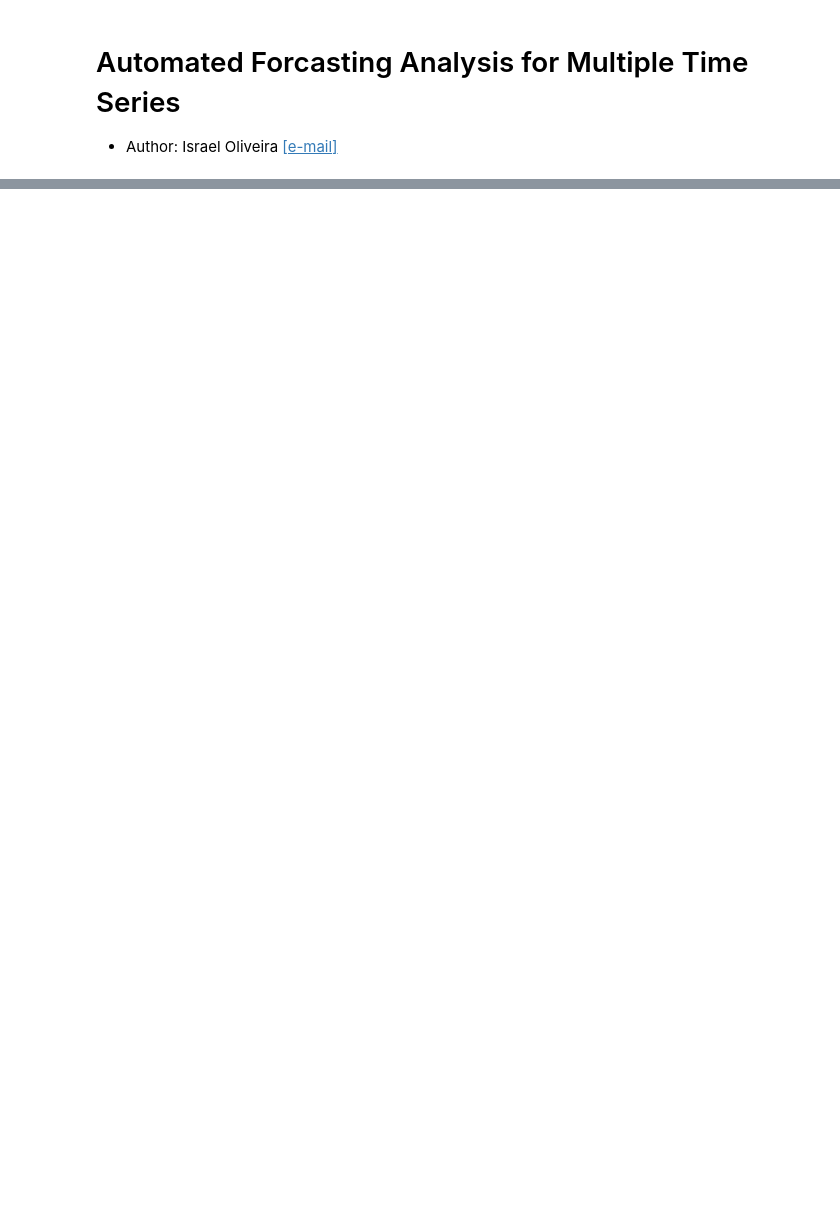
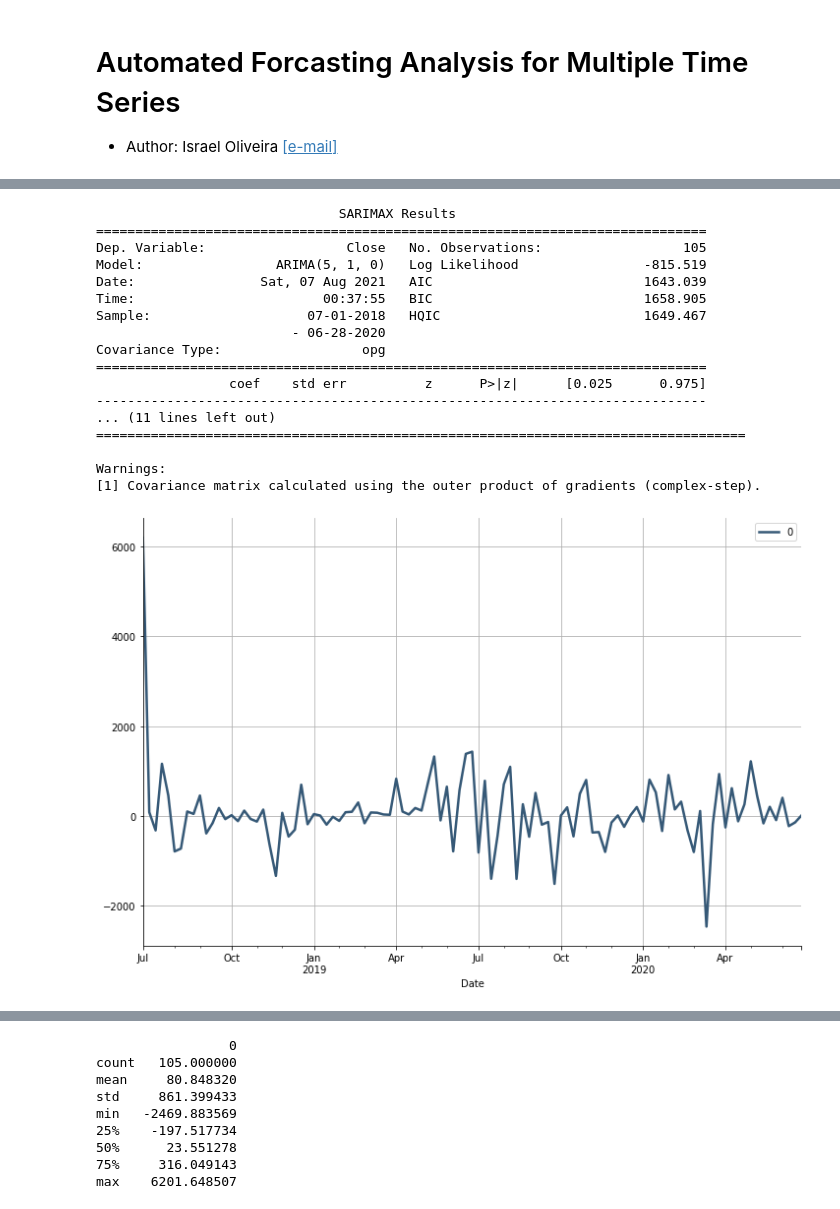
Before and after one commit to ysraell/forecasting, a Jupyter notebook: AFA4MTS.ipynb, the cells around one changed output, grey strips where cells are left out. Cells and saved outputs as stored; diff of their text form; code cells hidden in the pictures; blank space fills up the shorter version.

```diff
--- a/AFA4MTS.ipynb
+++ b/AFA4MTS.ipynb
@@ -150,0 +154,55 @@ df_results
+# %%
+coin = 'BTC'
+
+col_target = 'Close'
+df_tmp = df.query(f'Symbol == "{coin}"').set_index('Date')[col_target].resample('W').mean()
+dataset = {
+    'YTD' : {
+        'test' : df_tmp.loc['2020-07-02':'2021-07-11'],
+        'train' : df_tmp.loc['2018-07-01':'2020-07-01']
+    },
+    '3MTD' : {
+        'test' : df_tmp.loc['2021-04-02':'2021-07-11'],
+        'train' : df_tmp.loc['2020-04-2':'2021-04-01']
+    }
+}
+# %%
+series = dataset['YTD']['train']
+
+# fit model
+model = ARIMA(series, order=(5,1,0))
+model_fit = model.fit()
+
+# summary of fit model
+print(model_fit.summary())
+
+# line plot of residuals
+residuals = pd.DataFrame(model_fit.resid)
+residuals.plot()
+plt.show()
+
+# density plot of residuals
+residuals.plot(kind='kde')
+plt.show()
+
+# summary stats of residuals
+print(residuals.describe())
+# %% [output]
+                               SARIMAX Results
+==============================================================================
+Dep. Variable:                  Close   No. Observations:                  105
+Model:                 ARIMA(5, 1, 0)   Log Likelihood                -815.519
+Date:                Sat, 07 Aug 2021   AIC                           1643.039
+Time:                        00:37:55   BIC                           1658.905
+Sample:                    07-01-2018   HQIC                          1649.467
+                         - 06-28-2020
+Covariance Type:                  opg
+==============================================================================
+                 coef    std err          z      P>|z|      [0.025      0.975]
+------------------------------------------------------------------------------
+... (11 lines left out)
+===================================================================================
+
+Warnings:
+[1] Covariance matrix calculated using the outer product of gradients (complex-step).
+[figure, added]
@@ -150,0 +210,9 @@ df_results
+                 0
+count   105.000000
+mean     80.848320
+std     861.399433
+min   -2469.883569
+25%    -197.517734
+50%      23.551278
+75%     316.049143
+max    6201.648507
```
Also changed, not shown: parts of 14 cells of this notebook.
